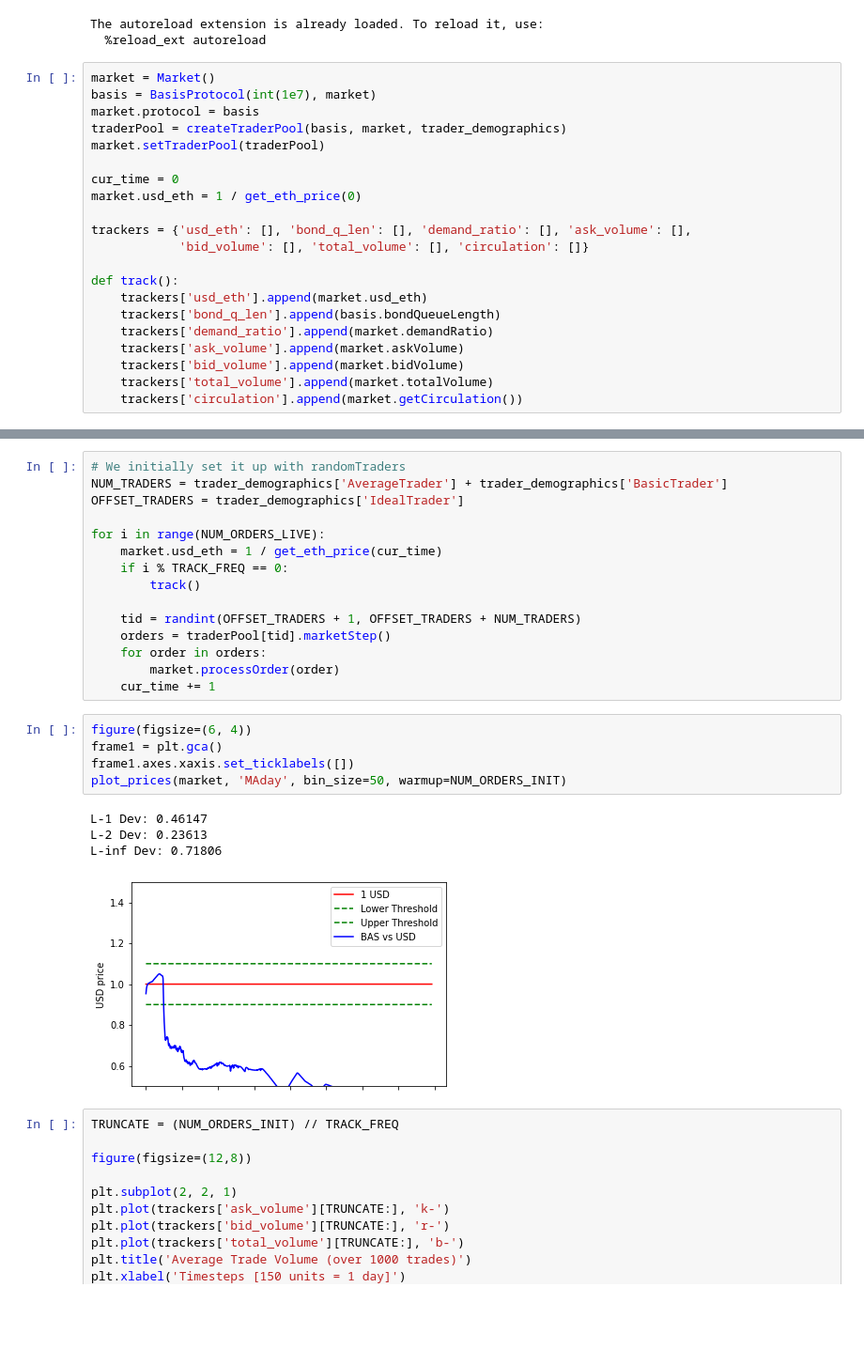
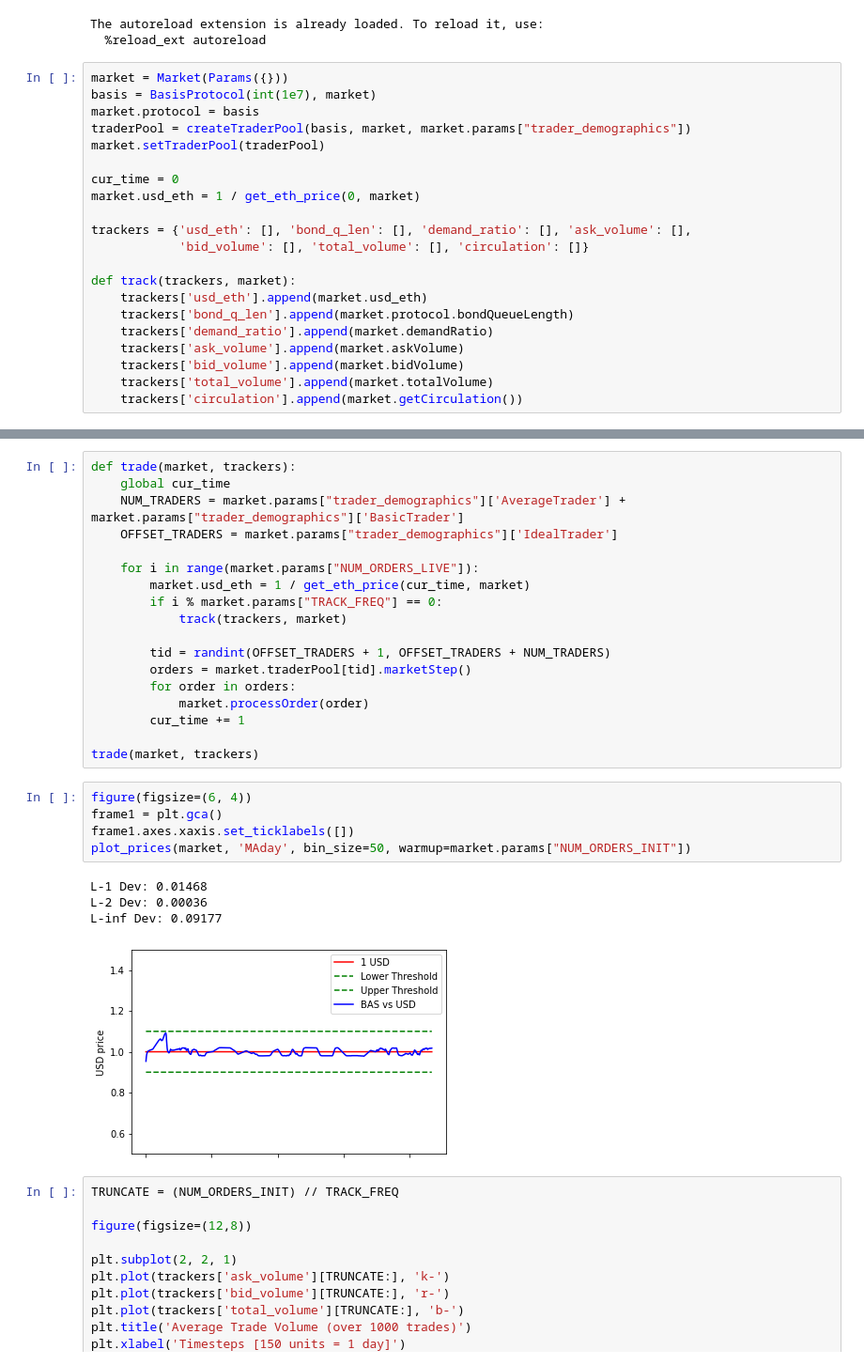
Before and after one commit to BerkeleyBlockchain/stablesims, a Jupyter notebook: StableCoinSimulator/Simulator Module.ipynb, the cells around one changed output, grey strips where cells are left out. Shown: that part at 94% size. Drawn from its saved outputs; the diff is of its cells as text; blank space fills up the shorter version.

Commit message:
implemented track(), warmup(), trade(), and run() functions for simulation server scripts, and updated usage of constants & market objects

```diff
--- a/StableCoinSimulator/Simulator Module.ipynb
+++ b/StableCoinSimulator/Simulator Module.ipynb
@@ -22,21 +22,21 @@ from matplotlib.pyplot import figure
 The autoreload extension is already loaded. To reload it, use:
   %reload_ext autoreload
 # %%
-market = Market()
+market = Market(Params({}))
 basis = BasisProtocol(int(1e7), market)
 market.protocol = basis
-traderPool = createTraderPool(basis, market, trader_demographics)
+traderPool = createTraderPool(basis, market, market.params["trader_demographics"])
 market.setTraderPool(traderPool)
 
 cur_time = 0
-market.usd_eth = 1 / get_eth_price(0)
+market.usd_eth = 1 / get_eth_price(0, market)
 
 trackers = {'usd_eth': [], 'bond_q_len': [], 'demand_ratio': [], 'ask_volume': [],
             'bid_volume': [], 'total_volume': [], 'circulation': []}
 
-def track():
+def track(trackers, market):
     trackers['usd_eth'].append(market.usd_eth)
-    trackers['bond_q_len'].append(basis.bondQueueLength)
+    trackers['bond_q_len'].append(market.protocol.bondQueueLength)
     trackers['demand_ratio'].append(market.demandRatio)
     trackers['ask_volume'].append(market.askVolume)
     trackers['bid_volume'].append(market.bidVolume)
@@ -65,28 +69,31 @@ L-inf Dev: 0.01223
 # %%
-# We initially set it up with randomTraders
-NUM_TRADERS = trader_demographics['AverageTrader'] + trader_demographics['BasicTrader']
-OFFSET_TRADERS = trader_demographics['IdealTrader']
+def trade(market, trackers):
+    global cur_time
+    NUM_TRADERS = market.params["trader_demographics"]['AverageTrader'] + market.params["trader_demographics"]['BasicTrader']
+    OFFSET_TRADERS = market.params["trader_demographics"]['IdealTrader']
 
-for i in range(NUM_ORDERS_LIVE):
-    market.usd_eth = 1 / get_eth_price(cur_time)
-    if i % TRACK_FREQ == 0:
-        track()
+    for i in range(market.params["NUM_ORDERS_LIVE"]):
+        market.usd_eth = 1 / get_eth_price(cur_time, market)
+        if i % market.params["TRACK_FREQ"] == 0:
+            track(trackers, market)
 
-    tid = randint(OFFSET_TRADERS + 1, OFFSET_TRADERS + NUM_TRADERS)
-    orders = traderPool[tid].marketStep()
-    for order in orders:
-        market.processOrder(order)
-    cur_time += 1
+        tid = randint(OFFSET_TRADERS + 1, OFFSET_TRADERS + NUM_TRADERS)
+        orders = market.traderPool[tid].marketStep()
+        for order in orders:
+            market.processOrder(order)
+        cur_time += 1
+
+trade(market, trackers)
 # %%
 figure(figsize=(6, 4))
 frame1 = plt.gca()
 frame1.axes.xaxis.set_ticklabels([])
-plot_prices(market, 'MAday', bin_size=50, warmup=NUM_ORDERS_INIT)
+plot_prices(market, 'MAday', bin_size=50, warmup=market.params["NUM_ORDERS_INIT"])
 # %% [output]
-L-1 Dev: 0.46147
-L-2 Dev: 0.23613
-L-inf Dev: 0.71806
+L-1 Dev: 0.01468
+L-2 Dev: 0.00036
+L-inf Dev: 0.09177
-[figure, old version]
+[figure, new version]
 # %%
 TRUNCATE = (NUM_ORDERS_INIT) // TRACK_FREQ
 
```
Also changed, not shown: parts of 1 cell of this notebook, 11 other files.
